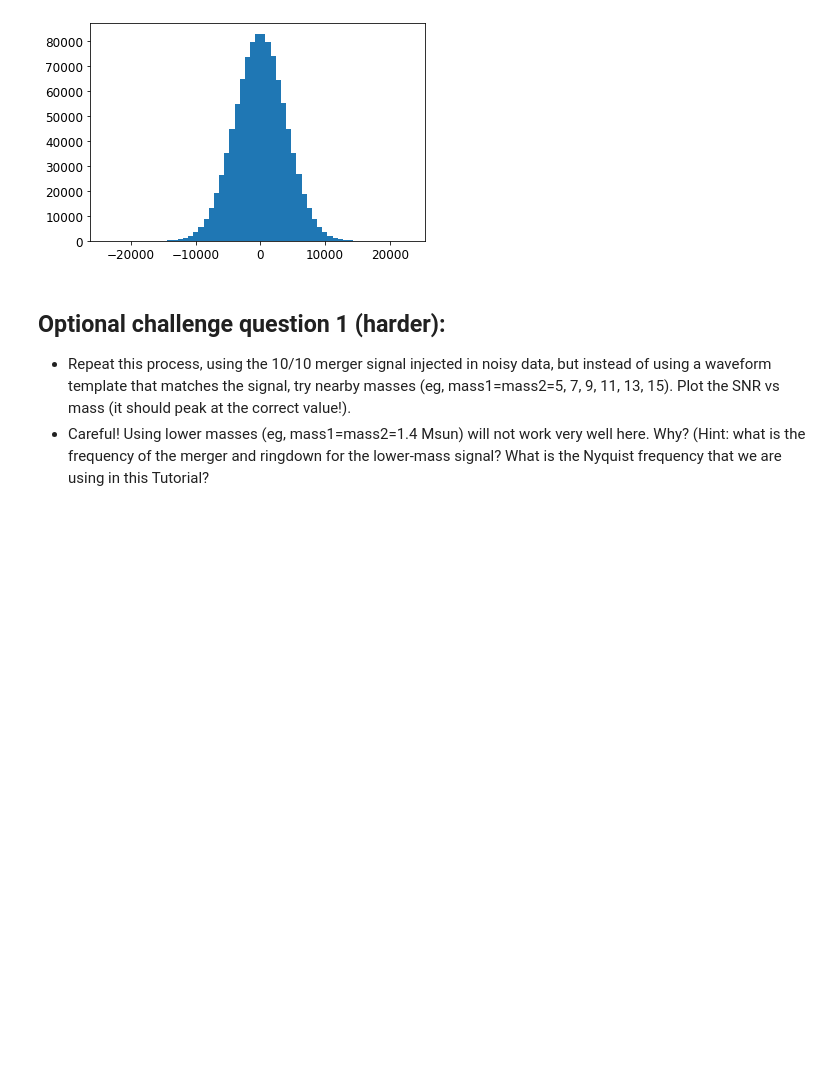
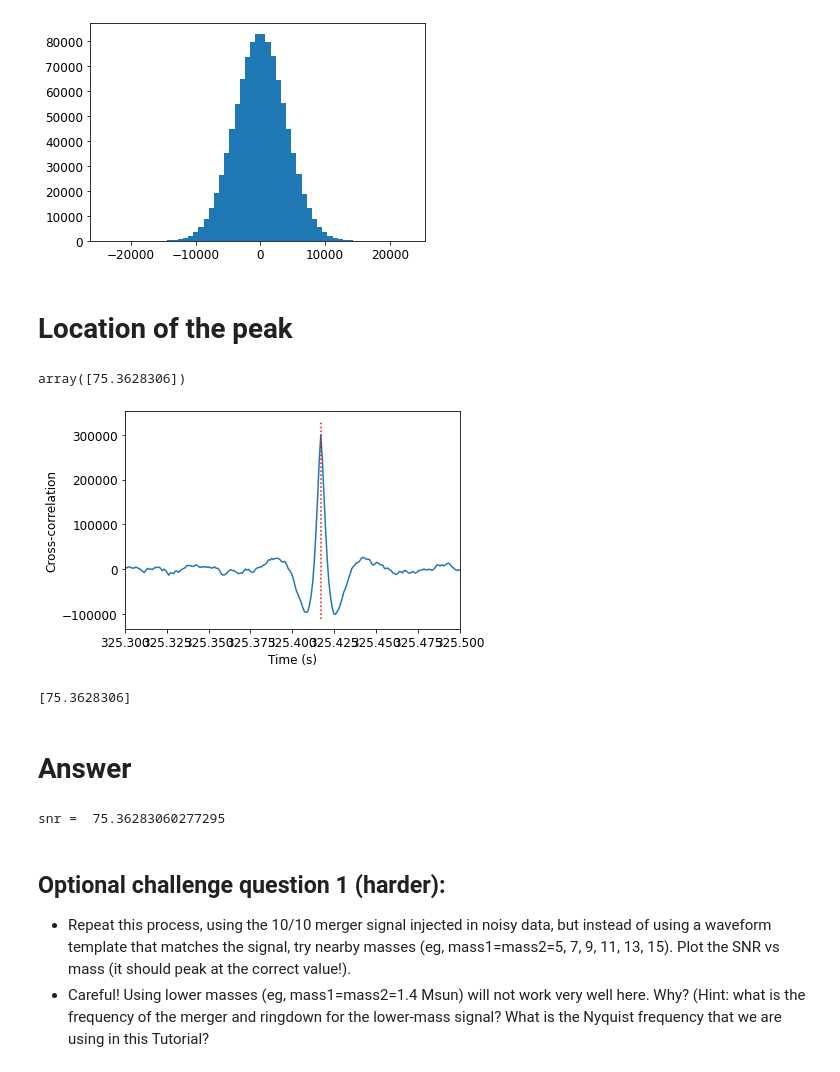
Before and after one commit to SYLau/odw-2022, a Jupyter notebook: Tutorials/Day_2/Tuto_2.1_Matched_filtering_introduction.ipynb, the cells around one changed output. Drawn from its saved outputs; the diff is of its cells as text; code cells hidden in the pictures; blank space fills up the shorter version.

```diff
--- a/Tutorials/Day_2/Tuto_2.1_Matched_filtering_introduction.ipynb
+++ b/Tutorials/Day_2/Tuto_2.1_Matched_filtering_introduction.ipynb
@@ -251,6 +251,40 @@ print('cross_correlation.data.std =',ccstd)
 # %% [output]
 cross_correlation.data.std = 3986.6112220671157
 [figure]
+# %% [markdown]
+# Location of the peak
+# %%
+pylab.figure()
+times = numpy.arange(len(datan) - len(hp1n)) / float(sample_rate)
+pylab.plot(times, cross_correlation)
+pylab.plot([waveform_start/float(sample_rate), waveform_start/float(sample_rate)],
+           [(min(cross_correlation))*1.1,(max(cross_correlation))*1.1],'r:')
+pylab.xlim([325.3, 325.5])
+pylab.xlabel('Time (s)')
+pylab.ylabel('Cross-correlation)
+# %% [output]
+array([75.3628306])
+[figure, added]
+# %%
+maxpos=numpy.where(numpy.abs(cross_correlation) == numpy.max(numpy.abs(cross_correlation)))
+t_cc=times[maxpos]
+snr_cc=cross_correlation[maxpos]/ccstd
+print(snr_cc)
+# %% [output]
+[75.3628306]
+# %% [markdown]
+# Answer
+# %%
+# locate the peak of the cross-correlation time-series, compute the SNR there
+ipeak = numpy.argmax(numpy.abs(cross_correlation))
+tpeak = times[ipeak]
+apeak = cross_correlation[ipeak]
+mpeak = numpy.max(numpy.abs(cross_correlation))
+dstd = cross_correlation.std()
+snr = apeak/dstd
+print('snr = ', snr)
+# %% [output]
+snr =  75.36283060277295
 # %% [markdown]
 ## Optional challenge question 1 (harder):
 
```
Also changed, not shown: parts of 2 cells of this notebook.
